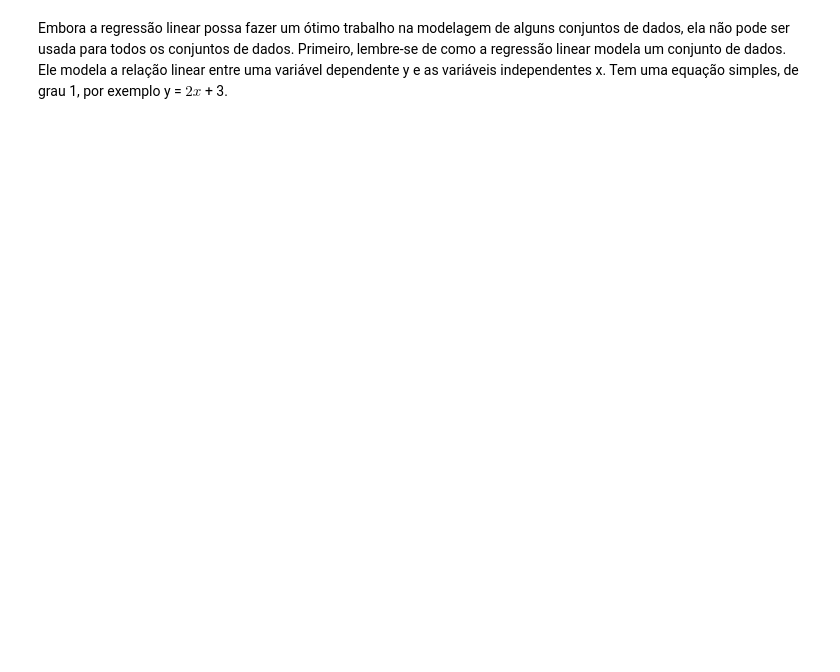
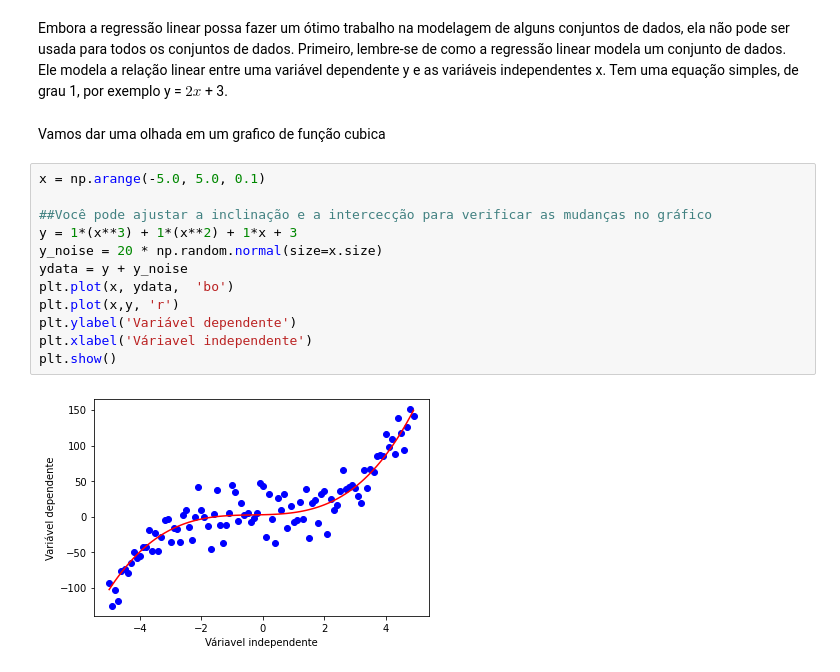
Before and after one commit to kauebr/Machine-Learning-Projects-IBM, a Jupyter notebook: Regressão nao linear/Regressao nao linear.ipynb, the cells around one changed output. Drawn from its saved outputs; the diff is of its cells as text; blank space fills up the shorter version.

```diff
--- a/Regressão nao linear/Regressao nao linear.ipynb
+++ b/Regressão nao linear/Regressao nao linear.ipynb
@@ -33,2 +33,18 @@ plt.show()
 # %% [markdown]
 Embora a regressão linear possa fazer um ótimo trabalho na modelagem de alguns conjuntos de dados, ela não pode ser usada para todos os conjuntos de dados. Primeiro, lembre-se de como a regressão linear modela um conjunto de dados. Ele modela a relação linear entre uma variável dependente y e as variáveis independentes x. Tem uma equação simples, de grau 1, por exemplo y = $2x$ + 3.
+# %% [markdown]
+Vamos dar uma olhada em um grafico de função cubica
+# %%
+x = np.arange(-5.0, 5.0, 0.1)
+
+##Você pode ajustar a inclinação e a intercecção para verificar as mudanças no gráfico
+y = 1*(x**3) + 1*(x**2) + 1*x + 3
+y_noise = 20 * np.random.normal(size=x.size)
+ydata = y + y_noise
+plt.plot(x, ydata,  'bo')
+plt.plot(x,y, 'r')
+plt.ylabel('Variável dependente')
+plt.xlabel('Váriavel independente')
+plt.show()
+# %% [output]
+[figure, added]
```
Also changed, not shown: parts of 7 cells of this notebook.
